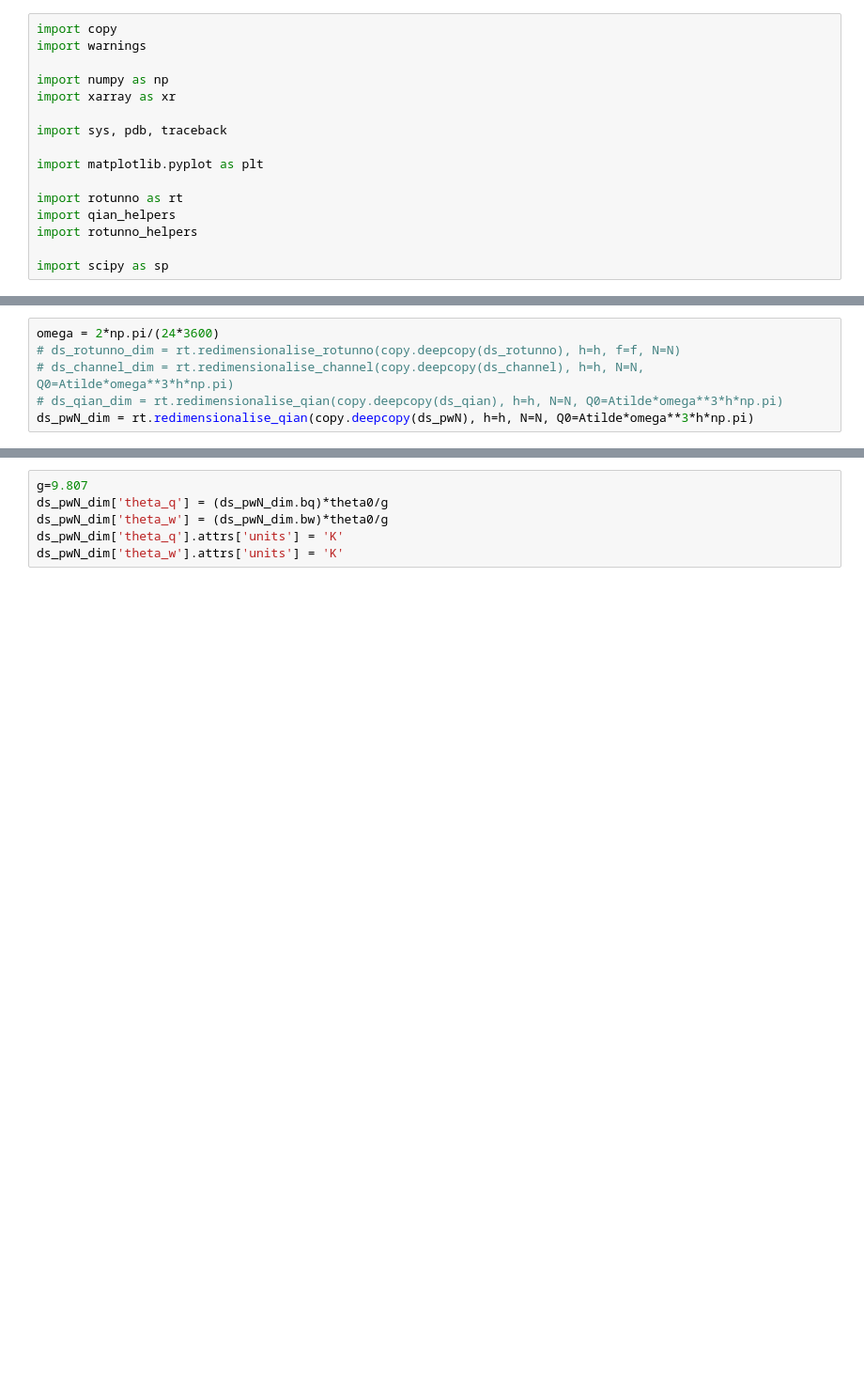
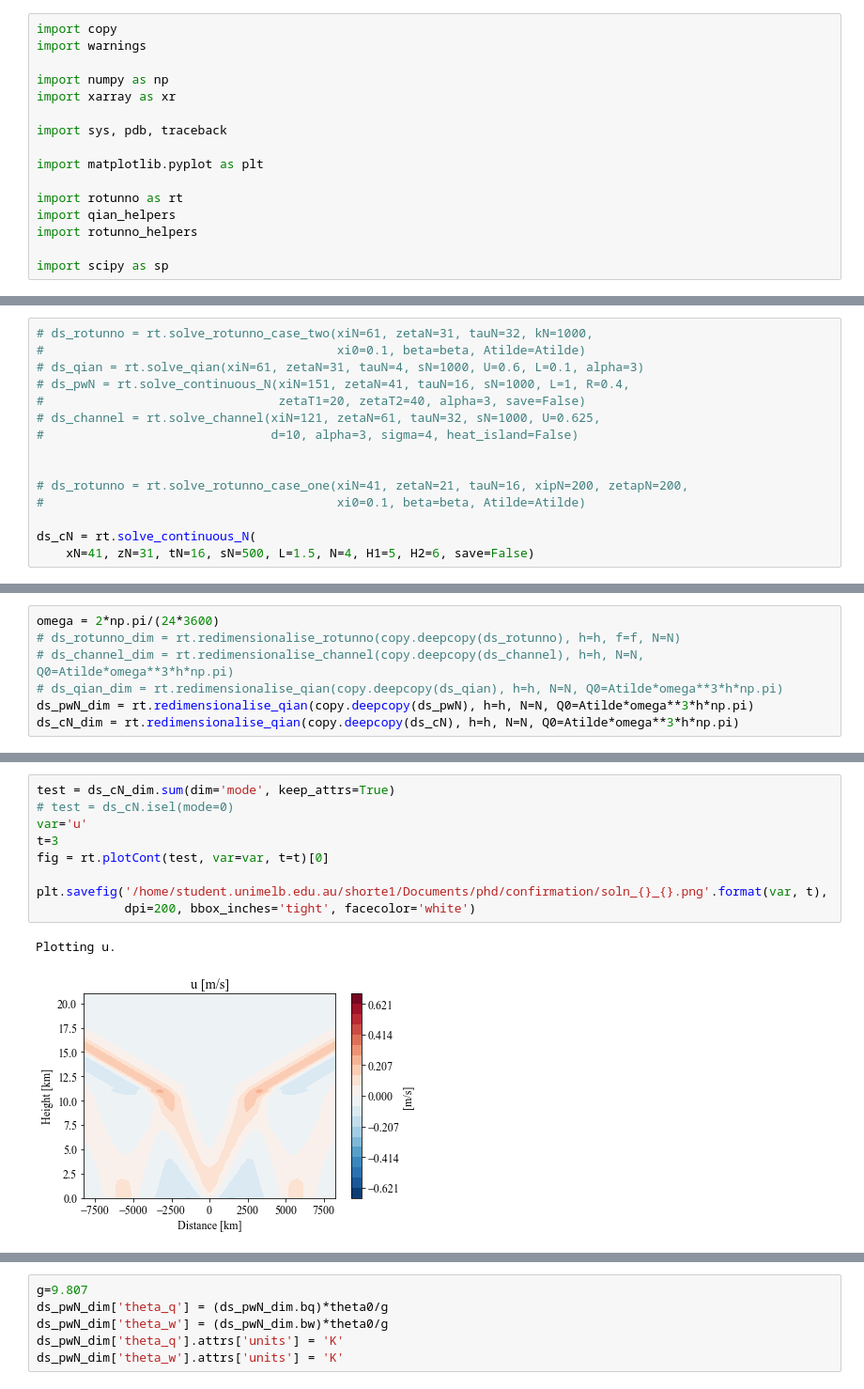
Before and after one commit to eshort0401/rotunno83, a Jupyter notebook: python_scripts/rotunno83.ipynb, the cells around one changed output, grey strips where cells are left out. Shown: that part at 94% size. Cells and saved outputs as stored; diff of their text form; blank space fills up the shorter version.

```diff
--- a/python_scripts/rotunno83.ipynb
+++ b/python_scripts/rotunno83.ipynb
@@ -24,0 +22,15 @@ The autoreload extension is already loaded. To reload it, use:
+# %%
+# ds_rotunno = rt.solve_rotunno_case_two(xiN=61, zetaN=31, tauN=32, kN=1000,
+#                                        xi0=0.1, beta=beta, Atilde=Atilde)
+# ds_qian = rt.solve_qian(xiN=61, zetaN=31, tauN=4, sN=1000, U=0.6, L=0.1, alpha=3)
+# ds_pwN = rt.solve_continuous_N(xiN=151, zetaN=41, tauN=16, sN=1000, L=1, R=0.4,
+#                                zetaT1=20, zetaT2=40, alpha=3, save=False)
+# ds_channel = rt.solve_channel(xiN=121, zetaN=61, tauN=32, sN=1000, U=0.625,
+#                               d=10, alpha=3, sigma=4, heat_island=False)
+
+
+# ds_rotunno = rt.solve_rotunno_case_one(xiN=41, zetaN=21, tauN=16, xipN=200, zetapN=200,
+#                                        xi0=0.1, beta=beta, Atilde=Atilde)
+
+ds_cN = rt.solve_continuous_N(
+    xN=41, zN=31, tN=16, sN=500, L=1.5, N=4, H1=5, H2=6, save=False)
@@ -99,3 +63,4 @@ omega = 2*np.pi/(24*3600)
 # ds_channel_dim = rt.redimensionalise_channel(copy.deepcopy(ds_channel), h=h, N=N, Q0=Atilde*omega**3*h*np.pi)
 # ds_qian_dim = rt.redimensionalise_qian(copy.deepcopy(ds_qian), h=h, N=N, Q0=Atilde*omega**3*h*np.pi)
 ds_pwN_dim = rt.redimensionalise_qian(copy.deepcopy(ds_pwN), h=h, N=N, Q0=Atilde*omega**3*h*np.pi)
+ds_cN_dim = rt.redimensionalise_qian(copy.deepcopy(ds_cN), h=h, N=N, Q0=Atilde*omega**3*h*np.pi)
@@ -101,0 +79,12 @@ ds_pwN_dim = rt.redimensionalise_qian(copy.deepcopy(ds_pwN), h=h, N=N, Q0=Atilde
+# %%
+test = ds_cN_dim.sum(dim='mode', keep_attrs=True)
+# test = ds_cN.isel(mode=0)
+var='u'
+t=3
+fig = rt.plotCont(test, var=var, t=t)[0]
+
+plt.savefig('/home/student.unimelb.edu.au/shorte1/Documents/phd/confirmation/soln_{}_{}.png'.format(var, t),
+            dpi=200, bbox_inches='tight', facecolor='white')
+# %% [output]
+Plotting u.
+[figure, added]
```
Also changed, not shown: parts of 22 cells of this notebook, 4 other files.
